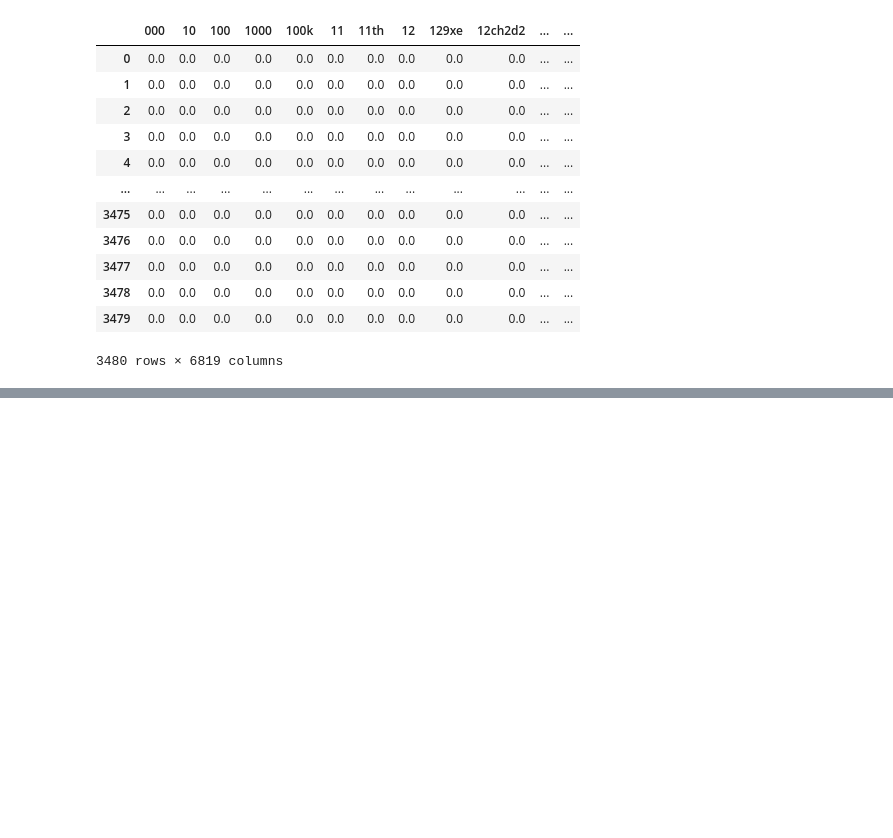
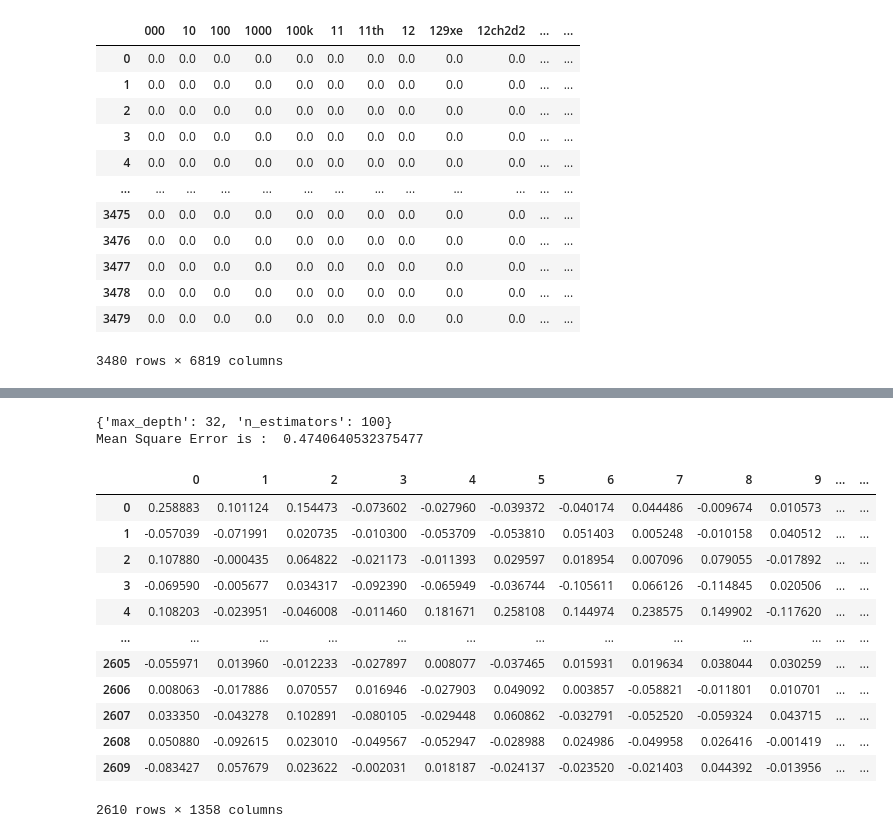
Before and after one commit to iremnasir/BioReco, a Jupyter notebook: scripts/model_training.ipynb, the cells around one changed output, grey strips where cells are left out. Drawn from its saved outputs; the diff is of its cells as text; code cells hidden in the pictures; blank space fills up the shorter version.

```diff
--- a/scripts/model_training.ipynb
+++ b/scripts/model_training.ipynb
@@ -166,0 +242,33 @@ df_tv
+# %%
+rf = RandomForestRegressor()
+rf_param = { 'max_depth': [1, 5, 8, 32],#, 8, 32, 128, None],
+    'n_estimators': [10, 100]}#, 100, 1000, 1000]}
+
+grid_rf= GridSearchCV(rf,rf_param,scoring = 'neg_mean_squared_error',cv=5)
+T_train = pd.DataFrame(pca90.transform(X_train))
+grid_rf.fit( T_train, ytrain_sc)
+ypred = grid_rf.predict(T_train)
+print (grid_rf.best_params_)
+
+
+best_score = (grid_rf.best_score_)*-1
+print('Mean Square Error is : ',best_score)
+# %% [output]
+{'max_depth': 32, 'n_estimators': 100}
+Mean Square Error is :  0.4740640532375477
+# %%
+T_train
+# %% [output]
+|  | 0 | 1 | 2 | 3 | 4 | 5 | 6 | 7 | 8 | 9 | ... | ... |
+| 0 | 0.258883 | 0.101124 | 0.154473 | -0.073602 | -0.027960 | -0.039372 | -0.040174 | 0.044486 | -0.009674 | 0.010573 | ... | ... |
+| 1 | -0.057039 | -0.071991 | 0.020735 | -0.010300 | -0.053709 | -0.053810 | 0.051403 | 0.005248 | -0.010158 | 0.040512 | ... | ... |
+| 2 | 0.107880 | -0.000435 | 0.064822 | -0.021173 | -0.011393 | 0.029597 | 0.018954 | 0.007096 | 0.079055 | -0.017892 | ... | ... |
+| 3 | -0.069590 | -0.005677 | 0.034317 | -0.092390 | -0.065949 | -0.036744 | -0.105611 | 0.066126 | -0.114845 | 0.020506 | ... | ... |
+| 4 | 0.108203 | -0.023951 | -0.046008 | -0.011460 | 0.181671 | 0.258108 | 0.144974 | 0.238575 | 0.149902 | -0.117620 | ... | ... |
+| ... | ... | ... | ... | ... | ... | ... | ... | ... | ... | ... | ... | ... |
+| 2605 | -0.055971 | 0.013960 | -0.012233 | -0.027897 | 0.008077 | -0.037465 | 0.015931 | 0.019634 | 0.038044 | 0.030259 | ... | ... |
+| 2606 | 0.008063 | -0.017886 | 0.070557 | 0.016946 | -0.027903 | 0.049092 | 0.003857 | -0.058821 | -0.011801 | 0.010701 | ... | ... |
+| 2607 | 0.033350 | -0.043278 | 0.102891 | -0.080105 | -0.029448 | 0.060862 | -0.032791 | -0.052520 | -0.059324 | 0.043715 | ... | ... |
+| 2608 | 0.050880 | -0.092615 | 0.023010 | -0.049567 | -0.052947 | -0.028988 | 0.024986 | -0.049958 | 0.026416 | -0.001419 | ... | ... |
+| 2609 | -0.083427 | 0.057679 | 0.023622 | -0.002031 | 0.018187 | -0.024137 | -0.023520 | -0.021403 | 0.044392 | -0.013956 | ... | ... |
+2610 rows × 1358 columns
```
Also changed, not shown: parts of 17 cells of this notebook, 6 other files.
